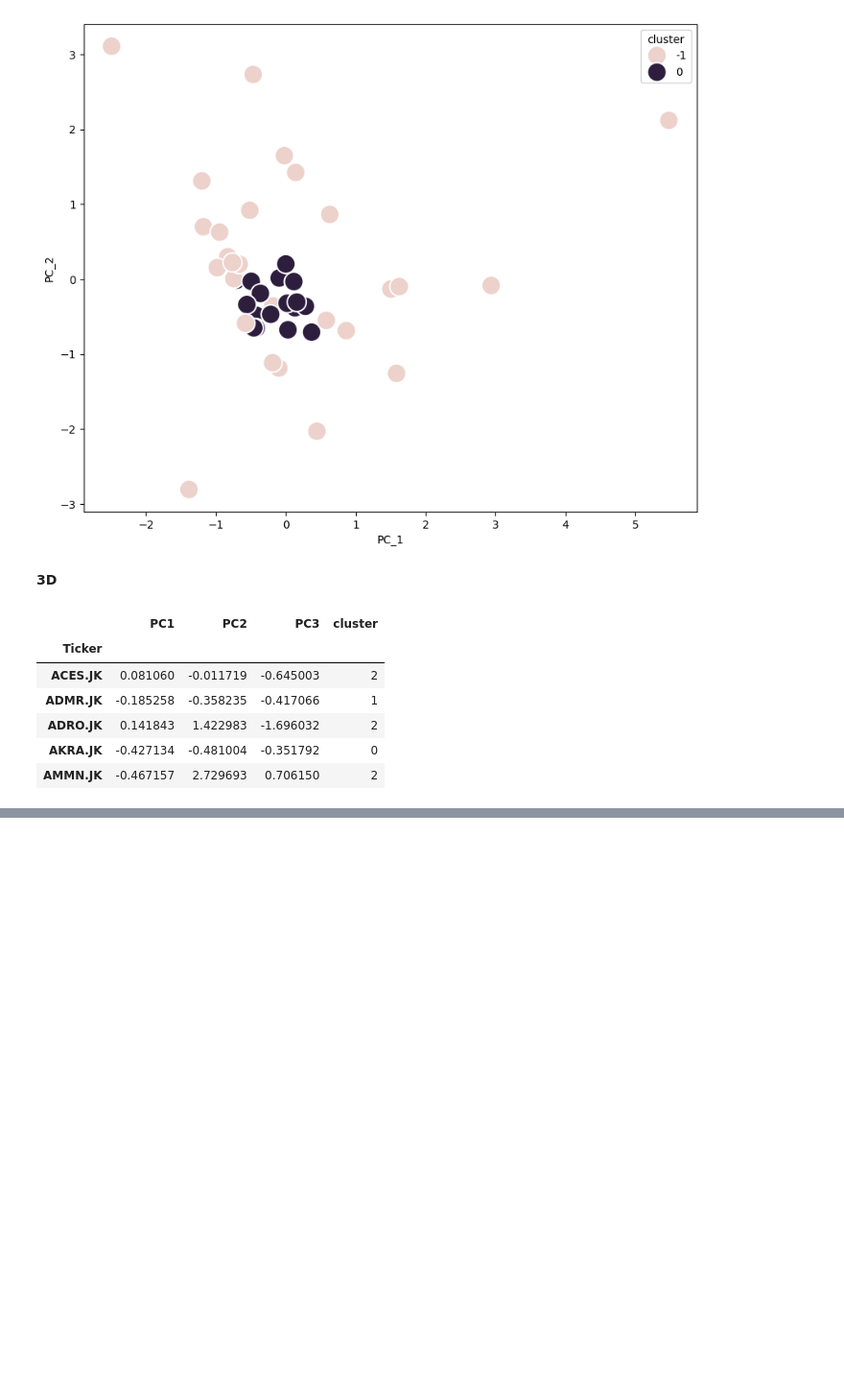
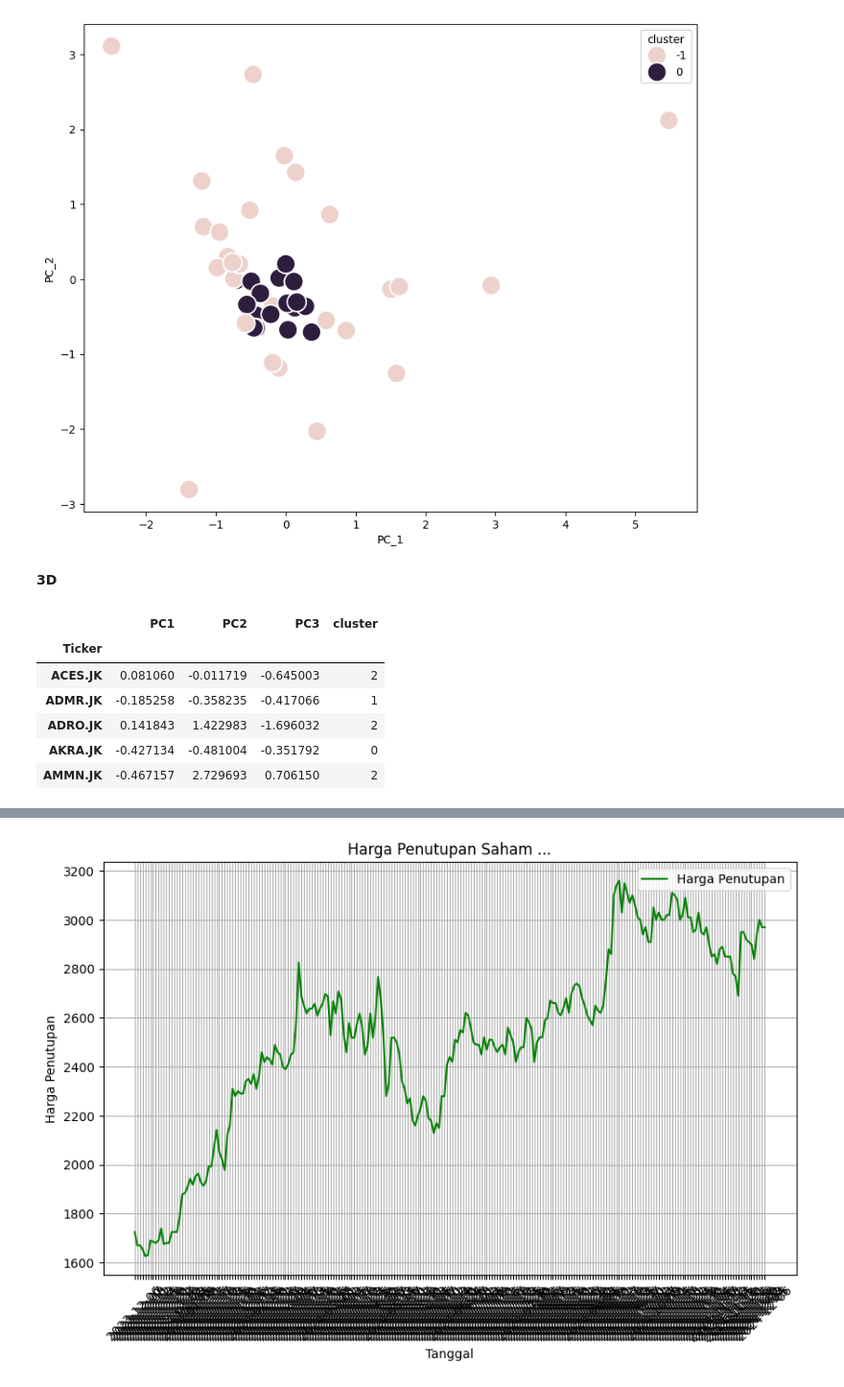
Before and after one commit to annisatierra/port-opt, a Jupyter notebook: Makalah PMI.ipynb, the cells around one changed output, grey strips where cells are left out. Shown at 96% size. Cells and saved outputs as stored; diff of their text form; code cells hidden in the pictures; blank space fills up the shorter version.

```diff
--- a/Makalah PMI.ipynb
+++ b/Makalah PMI.ipynb
@@ -1390,0 +1560,3 @@ iplot(fig)
+# %%
+data_df = pd.read_csv("New_Data Saham dan Finansial LQ45.csv")
+data_df.head()
@@ -1390,0 +1570,20 @@ iplot(fig)
+# %%
+# Pilih ticker tertentu
+selected_tickers = ["AMMN.JK", "PGAS.JK", "BRIS.JK"]
+
+# Filter data berdasarkan ticker tertentu
+filtered_df = data_df[data_df["Ticker"].isin(selected_tickers)]
+
+# Buat DataFrame baru untuk menyimpan data harga penutupan
+closing_prices = pd.DataFrame()
+
+# Iterasi setiap baris untuk mengekstrak harga penutupan
+for index, row in filtered_df.iterrows():
+    ticker = row["Ticker"]
+    prices = pd.DataFrame(ast.literal_eval(row["Closing Prices with Timestamps"]))  # Konversi ke DataFrame
+    prices.set_index("Date", inplace=True)  # Set index menjadi Date
+    prices = prices.rename(columns={"Close": ticker})  # Rename kolom menjadi nama ticker
+    closing_prices = pd.concat([closing_prices, prices], axis=1)  # Gabungkan data
+
+# Hasil akhir
+closing_prices
@@ -1390,0 +1605,16 @@ iplot(fig)
+# %%
+# Create the plot
+plt.figure(figsize=(10, 6))
+
+plt.plot(closing_prices.index, closing_prices['BRIS.JK'], label=f'Harga Penutupan', color='green')
+
+# Add labels and title
+plt.title('Harga Penutupan Saham ...')
+plt.xlabel('Tanggal')
+plt.ylabel('Harga Penutupan')
+plt.legend()
+plt.grid(True)
+plt.xticks(rotation=45)  # Rotate x-axis labels for readability
+plt.show()
+# %% [output]
+[figure, added]
```
Also changed, not shown: parts of 16 cells of this notebook, 1 other file.
